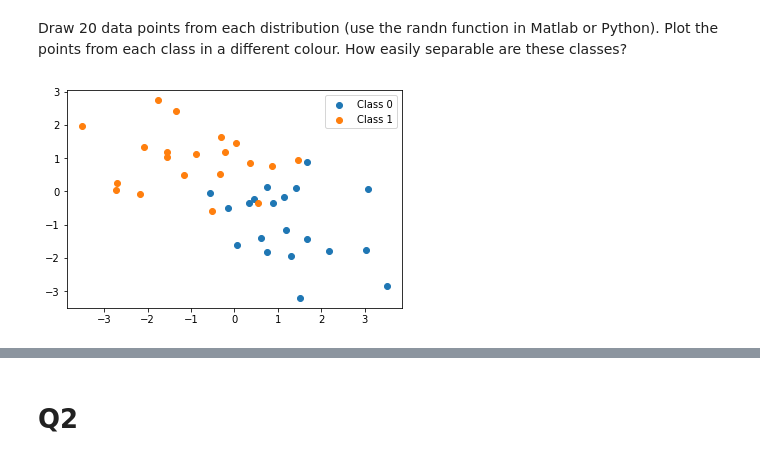
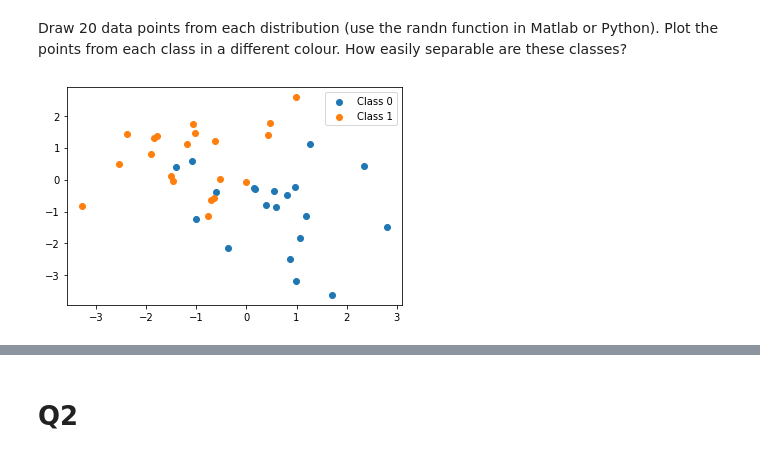
Before and after one commit to muaazbassa/COMS3007A-Machine-Learning, a Jupyter notebook: 5. ML Logistic Regression Tutorial/Logistic Regression.ipynb, the cells around one changed output, grey strips where cells are left out. Drawn from its saved outputs; the diff is of its cells as text; code cells hidden in the pictures.

```diff
--- a/5. ML Logistic Regression Tutorial/Logistic Regression.ipynb
+++ b/5. ML Logistic Regression Tutorial/Logistic Regression.ipynb
@@ -18,12 +18,12 @@ mu_1 = np.array([-1, 1])
 cov = np.array([[1, 0], [0, 1]])
 
 # Generate data from the distributions
-data_b0 = np.random.multivariate_normal(mu_0, cov, 1000)
-data_b1 = np.random.multivariate_normal(mu_1, cov, 1000)
+original_data_b0 = np.random.multivariate_normal(mu_0, cov, 1000)
+original_data_b1 = np.random.multivariate_normal(mu_1, cov, 1000)
 
 
-plt.scatter(data_b0[:,0], data_b0[:,1], label='Class 0')
-plt.scatter(data_b1[:,0], data_b1[:,1], label='Class 1')
+plt.scatter(original_data_b0[:,0], original_data_b0[:,1], label='Class 0')
+plt.scatter(original_data_b1[:,0], original_data_b1[:,1], label='Class 1')
 plt.legend()
 plt.show()
 # %% [output]
@@ -32,23 +32,26 @@ plt.show()
 Draw 20 data points from each distribution (use the randn function in Matlab or Python). Plot the
 points from each class in a different colour. How easily separable are these classes?
 # %%
-arr_b0 = np.random.choice(data_b0.shape[0], size=20, replace=False)
-arr_b1 = np.random.choice(data_b1.shape[0], size=20, replace=False)
+arr_b0 = np.random.choice(original_data_b0.shape[0], size=20, replace=False)
+arr_b1 = np.random.choice(original_data_b1.shape[0], size=20, replace=False)
 
 # Generate 20 data points from each distribution
 data_b_0 = np.random.choice(arr_b0, size=20, replace=False)
 data_b_1 = np.random.choice(arr_b1, size=20, replace=False)
 
-data_b0 = data_b0[data_b_0, :]
-data_b1 = data_b1[data_b_1, :]
+# data_b0 = data_b0[data_b_0, :]
+# data_b1 = data_b1[data_b_1, :]
+
+data_b0 = original_data_b0[:20]
+data_b1 = original_data_b1[:20]
 
 # Plot the data
 plt.scatter(data_b0[:, 0], data_b0[:, 1], label='Class 0')
 plt.scatter(data_b1[:, 0], data_b1[:, 1], label='Class 1')
 plt.legend()
 plt.show()
 # %% [output]
-[figure, old version]
+[figure, new version]
 # %%
 # Define the mean vectors and covariance matrices
 mu_0 = np.array([1, -1])
```
Also changed, not shown: parts of 22 cells of this notebook.
